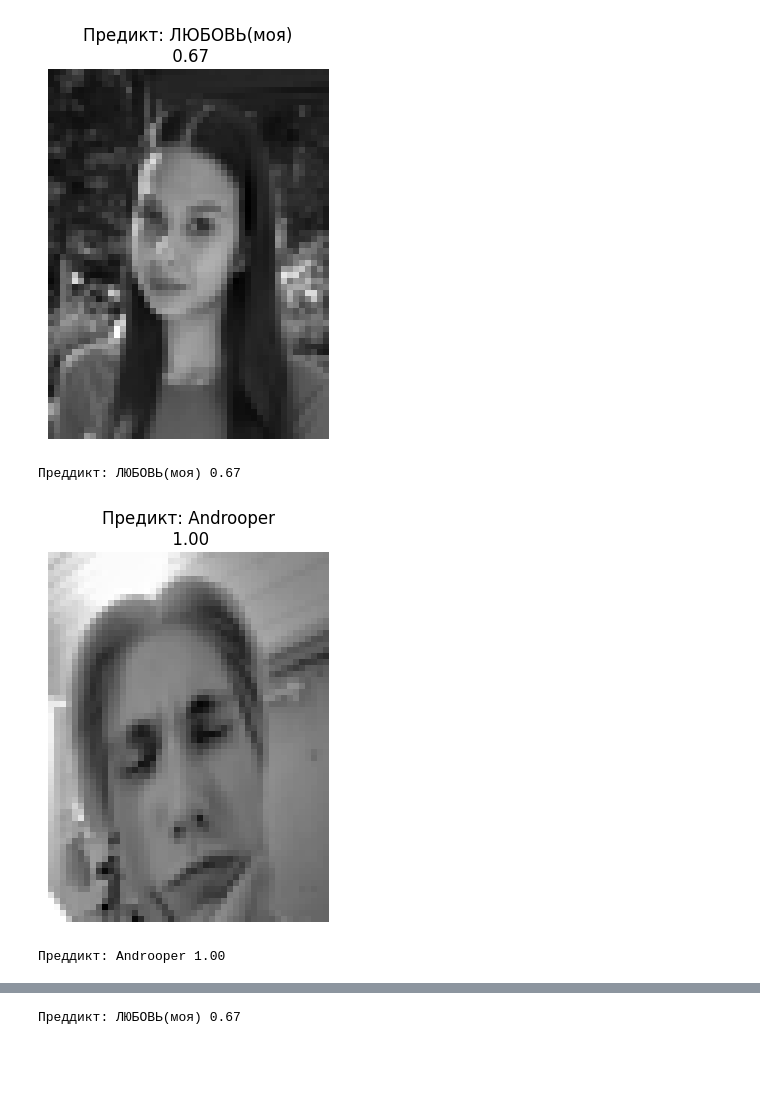
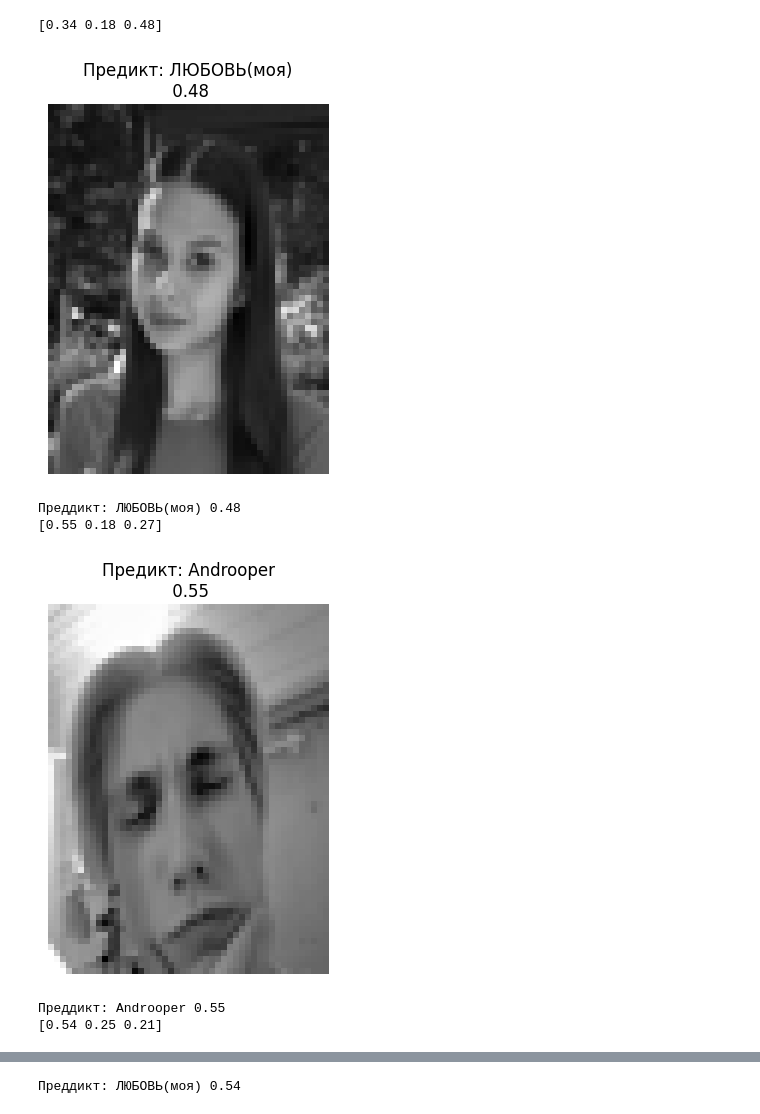
Before and after one commit to Tempik22/proba, a Jupyter notebook: first_face.ipynb, the cells around one changed output, grey strips where cells are left out. Cells and saved outputs as stored; diff of their text form; code cells hidden in the pictures; blank space fills up the shorter version.

```diff
--- a/first_face.ipynb
+++ b/first_face.ipynb
@@ -10,6 +10,8 @@ from sklearn.metrics import classification_report, confusion_matrix
 from sklearn.preprocessing import LabelEncoder
 from sklearn.utils import Bunch
 import seaborn as sns
+
+from sklearn.ensemble import RandomForestClassifier
 
 def predict_new(image_path, model, pca, target_size=(62, 47)):
     image = Image.open(image_path).convert('L')
@@ -60,15 +62,15 @@ for i, axi in enumerate(ax.flat):
     axi.set(xticks=[], yticks=[], xlabel=faces.target_names[faces.target[i]])
 
 
-pca = PCA(n_components=2, whiten=True, random_state=42)
+pca = PCA(n_components=50, whiten=True, random_state=42)
 
-Xtrain, Xtest, ytrain, ytest = train_test_split(faces.data, faces.target,test_size=  3/ len(faces.data))
+Xtrain, Xtest, ytrain, ytest = train_test_split(faces.data, faces.target,test_size=  0.2, random_state=9)
 
 pca.fit(Xtrain)
 Xtrain_pca = pca.transform(Xtrain)
 Xtest_pca = pca.transform(Xtest)
 
-clf = DecisionTreeClassifier(max_depth=5, max_features=0.7, class_weight='balanced')
+clf = RandomForestClassifier(n_estimators=100, max_depth=5, class_weight='balanced', random_state=2)
 clf.fit(Xtrain_pca, ytrain)
 yfit = clf.predict(Xtest_pca)
 
@@ -116,38 +118,42 @@ print(f"Предикт: {prediction}")
 # %%
 def predict_new(image_path, model, pca, target_size=(62, 47), porog=0.7):
     image = Image.open(image_path).convert('L')
-    image_resized = image.resize(target_size[::-1])
-    image_array = np.array(image_resized).flatten().reshape(1, -1)
+    image_res = image.resize(target_size[::-1])
+    image_array = np.array(image_res).flatten().reshape(1, -1)
 
     image_pca = pca.transform(image_array)
 
-    probabilities = model.predict_proba(image_pca)[0]
-    max_prob = np.max(probabilities)
-    predicted_label_num = np.argmax(probabilities)
+    prob = model.predict_proba(image_pca)[0]
+    print(prob)
+    max_prob = np.max(prob)
+    predicted_label_num = np.argmax(prob)
 
-    if max_prob < porog:
+    if max_prob <= porog:
         predicted_label = "ЛЮБОВЬ(моя)"
     else:
         predicted_label = faces.target_names[predicted_label_num]
 
     plt.imshow(image_array.reshape(target_size), cmap='gray')
     plt.title(f"Предикт: {predicted_label}\n {max_prob:.2f}")
     plt.axis('off')
     plt.show()
 
     return predicted_label, max_prob
 
 
 
 for filename in os.listdir('krutaya_idea_by_Androoper'):
     if filename.endswith('.jpg') or filename.endswith('.png'):
         image_p = os.path.join('krutaya_idea_by_Androoper', filename)
-        pred, prob = predict_new(image_p, clf, pca, porog=0.7 )
+        pred, prob = predict_new(image_p, clf, pca, porog=0.54 )
         print(f"Преддикт: {pred} {prob:.2f}")
 # %% [output]
+[0.34 0.18 0.48]
 [figure]
-Преддикт: ЛЮБОВЬ(моя) 0.67
+Преддикт: ЛЮБОВЬ(моя) 0.48
+[0.55 0.18 0.27]
-[figure, old version]
+[figure, new version]
-Преддикт: Androoper 1.00
+Преддикт: Androoper 0.55
+[0.54 0.25 0.21]
 [figure]
-Преддикт: ЛЮБОВЬ(моя) 0.67
+Преддикт: ЛЮБОВЬ(моя) 0.54
```
Also changed, not shown: parts of 2 cells of this notebook, 48 other files.
